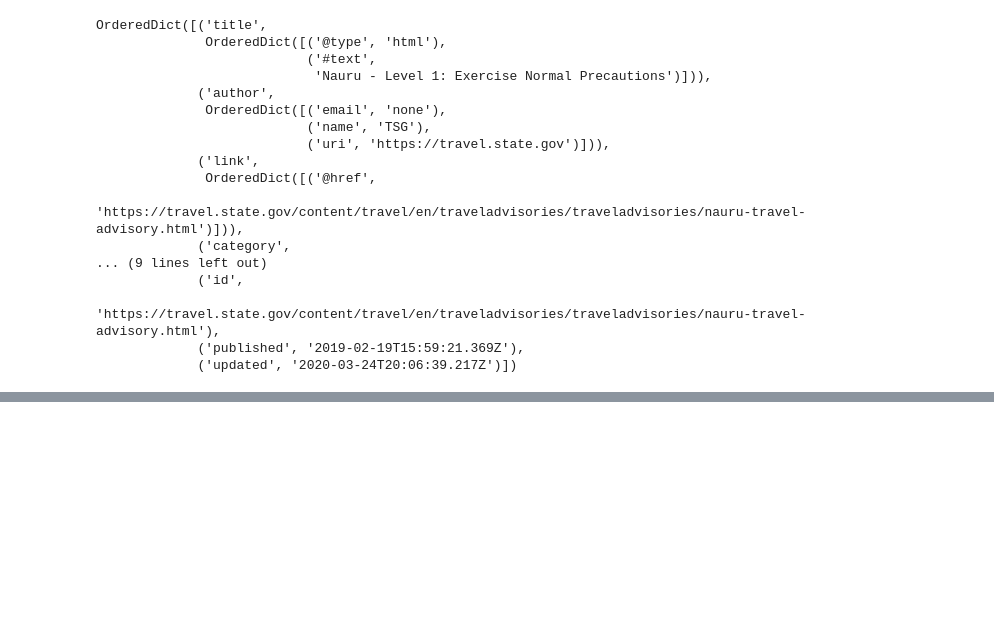
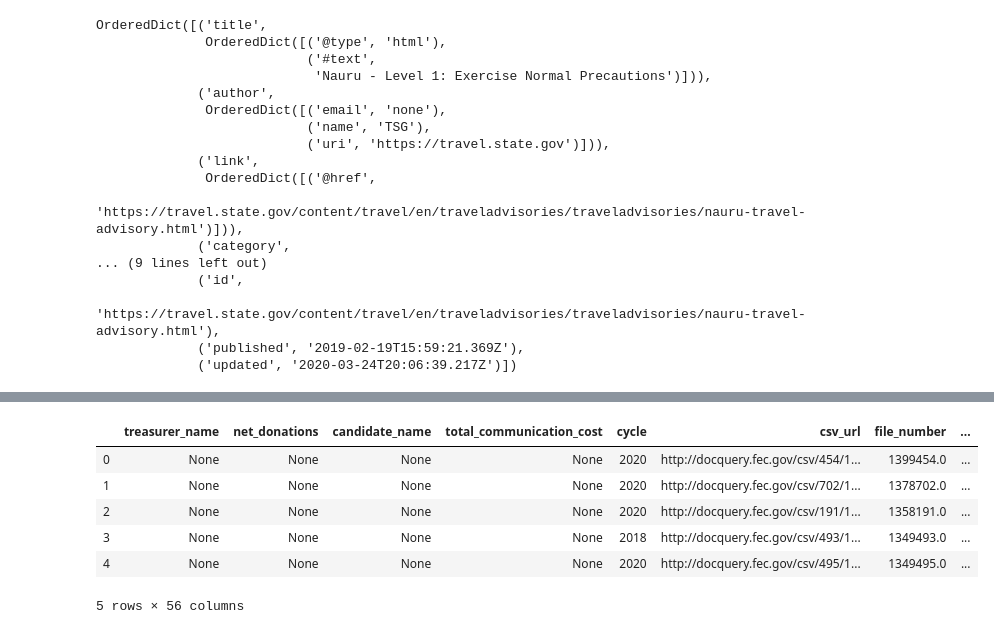
Before and after one commit to sagepublishing/text_cleaning, a Jupyter notebook: scripts/data-dev/xmlcheck.ipynb, the cells around one changed output, grey strips where cells are left out. Saved outputs shown, nothing was run; the diff lists cells and outputs as text; code cells hidden in the pictures; blank space fills up the shorter version.

```diff
--- a/scripts/data-dev/xmlcheck.ipynb
+++ b/scripts/data-dev/xmlcheck.ipynb
@@ -338,0 +263,4 @@ Useful resources:
+# %%
+data = requests.get("https://api.open.fec.gov/v1/committee/C00492785/filings/?per_page=20&sort=-receipt_date&sort_hide_null=false&api_key=Z9SNbTyUefPgAdhjZfqPIrCUSqTtfTYlVMeliTN2&sort_nulls_last=false&sort_null_only=false&page=1").json()
+
+data['pagination']['count']
@@ -338,0 +289,12 @@ Useful resources:
+# %%
+df = pd.DataFrame(data["results"])
+# %%
+df.head()
+# %% [output]
+|  | treasurer_name | net_donations | candidate_name | total_communication_cost | cycle | csv_url | file_number | ... |
+| 0 | None | None | None | None | 2020 | http://docquery.fec.gov/csv/454/1... | 1399454.0 | ... |
+| 1 | None | None | None | None | 2020 | http://docquery.fec.gov/csv/702/1... | 1378702.0 | ... |
+| 2 | None | None | None | None | 2020 | http://docquery.fec.gov/csv/191/1... | 1358191.0 | ... |
+| 3 | None | None | None | None | 2018 | http://docquery.fec.gov/csv/493/1... | 1349493.0 | ... |
+| 4 | None | None | None | None | 2020 | http://docquery.fec.gov/csv/495/1... | 1349495.0 | ... |
+5 rows × 56 columns
```
Also changed, not shown: parts of 34 cells of this notebook.
